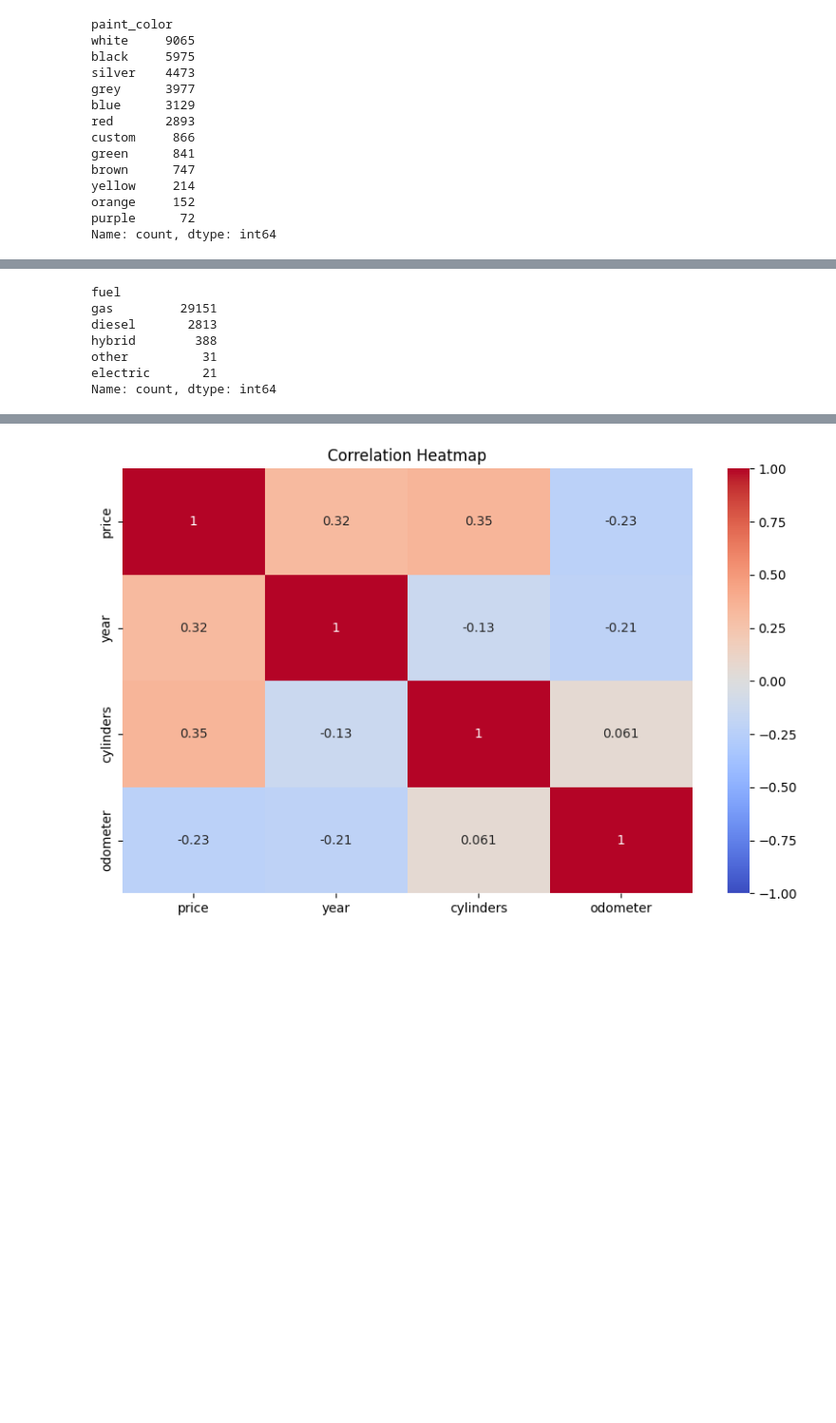
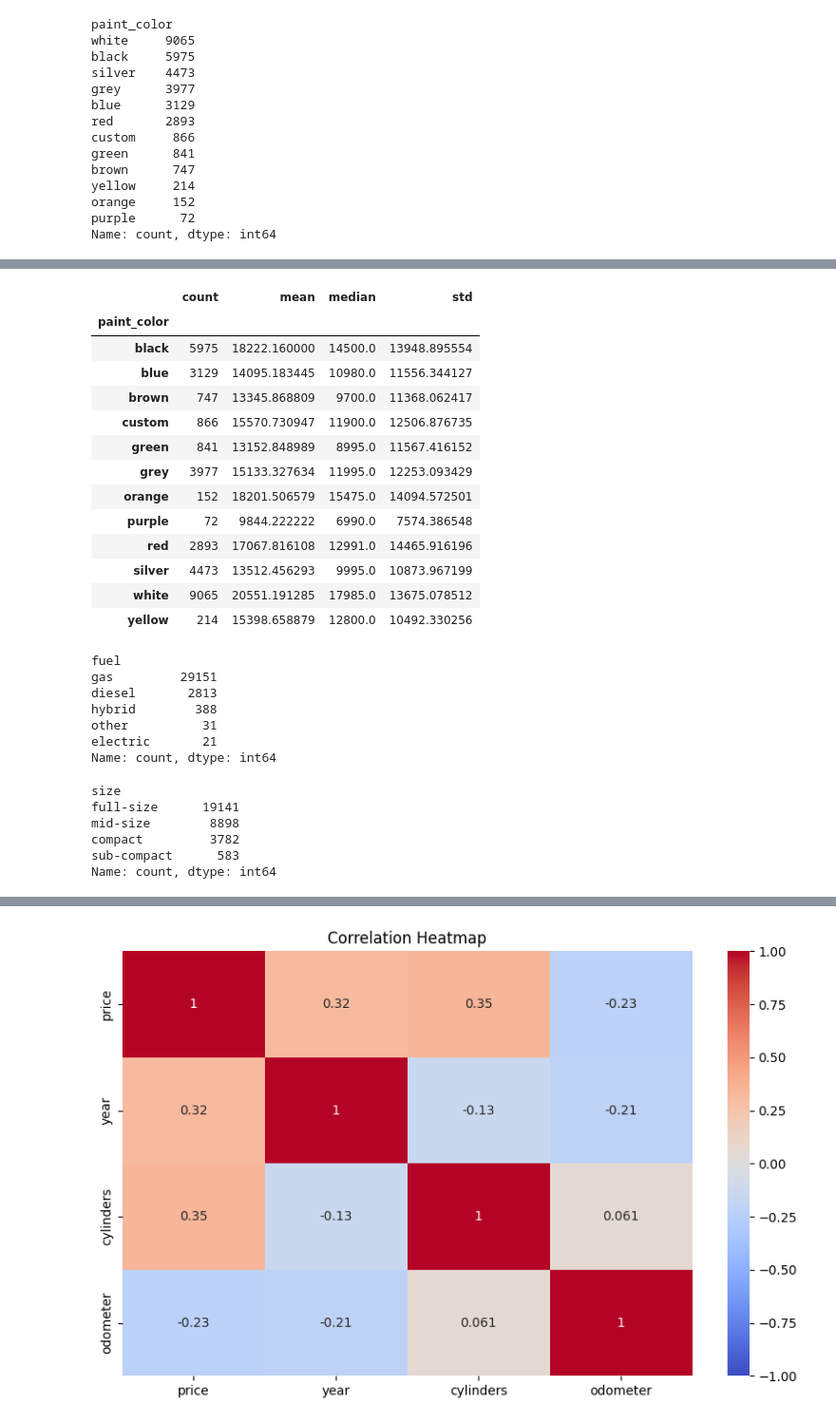
Before and after one commit to skavoori/practical-application-2, a Jupyter notebook: prompt_II.ipynb, the cells around one changed output, grey strips where cells are left out. Shown at 95% size. Saved outputs shown, nothing was run; the diff lists cells and outputs as text; code cells hidden in the pictures; blank space fills up the shorter version.

```diff
--- a/prompt_II.ipynb
+++ b/prompt_II.ipynb
@@ -209,3 +231,20 @@ Name: count, dtype: int64
+# %%
+df_prepared.groupby('paint_color')['price'].agg(['count', 'mean', 'median', 'std'])
+# %% [output]
+|  | count | mean | median | std |
+| paint_color |  |  |  |  |
+| black | 5975 | 18222.160000 | 14500.0 | 13948.895554 |
+| blue | 3129 | 14095.183445 | 10980.0 | 11556.344127 |
+| brown | 747 | 13345.868809 | 9700.0 | 11368.062417 |
+| custom | 866 | 15570.730947 | 11900.0 | 12506.876735 |
+| green | 841 | 13152.848989 | 8995.0 | 11567.416152 |
+| grey | 3977 | 15133.327634 | 11995.0 | 12253.093429 |
+| orange | 152 | 18201.506579 | 15475.0 | 14094.572501 |
+| purple | 72 | 9844.222222 | 6990.0 | 7574.386548 |
+| red | 2893 | 17067.816108 | 12991.0 | 14465.916196 |
+| silver | 4473 | 13512.456293 | 9995.0 | 10873.967199 |
+| white | 9065 | 20551.191285 | 17985.0 | 13675.078512 |
+| yellow | 214 | 15398.658879 | 12800.0 | 10492.330256 |
 # %%
 df_prepared['fuel'].value_counts()
 # %% [output]
@@ -216,3 +255,12 @@ hybrid        388
 other          31
 electric       21
 Name: count, dtype: int64
+# %%
+df_prepared['size'].value_counts()
+# %% [output]
+size
+full-size      19141
+mid-size        8898
+compact         3782
+sub-compact      583
+Name: count, dtype: int64
```
Also changed, not shown: parts of 6 cells of this notebook.
